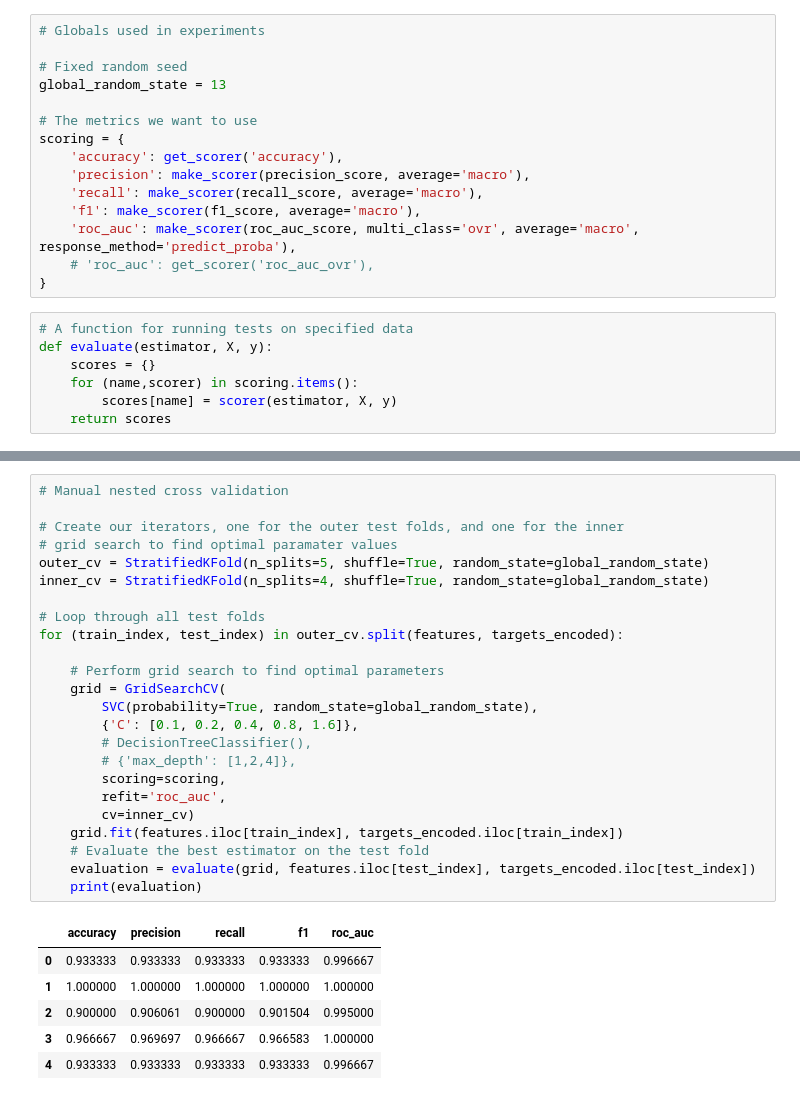
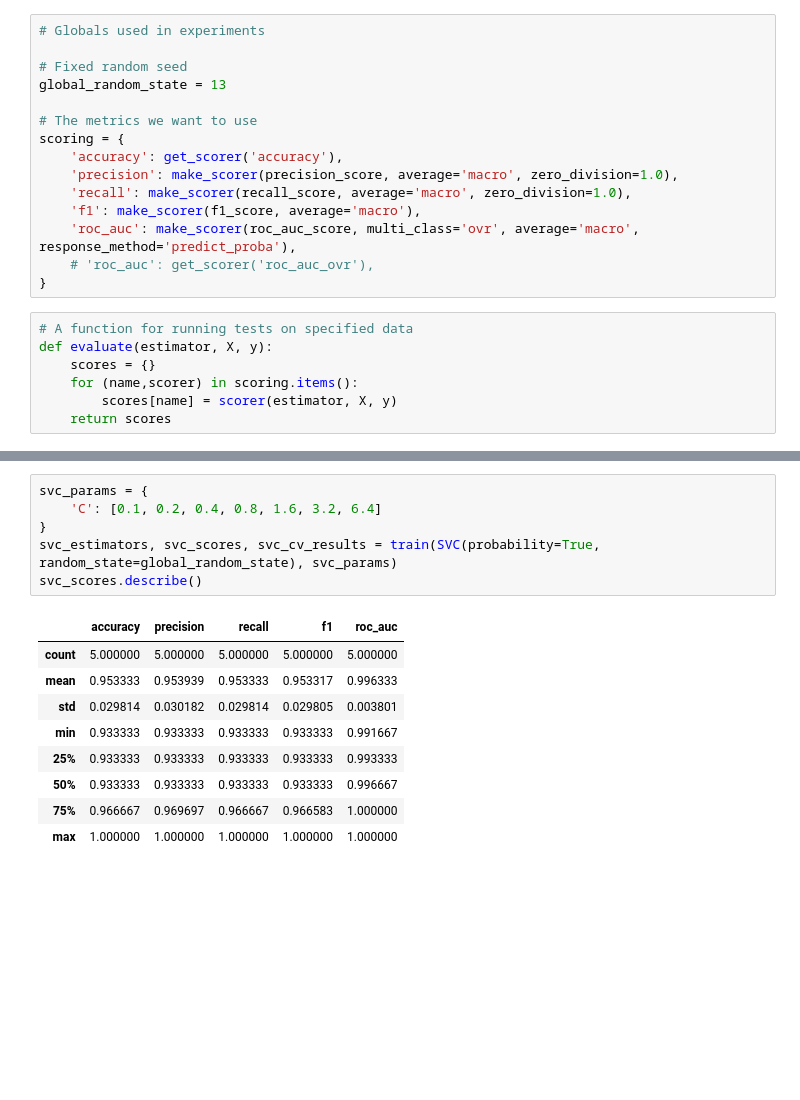
Before and after one commit to lavima/itf31519_2025, a Jupyter notebook: more_supervised_algorithmss/workshop0511.ipynb, the cells around one changed output, grey strips where cells are left out. Saved outputs shown, nothing was run; the diff lists cells and outputs as text; blank space fills up the shorter version.

```diff
--- a/more_supervised_algorithmss/workshop0511.ipynb
+++ b/more_supervised_algorithmss/workshop0511.ipynb
@@ -93,8 +94,8 @@ global_random_state = 13
 # The metrics we want to use
 scoring = {
     'accuracy': get_scorer('accuracy'),
-    'precision': make_scorer(precision_score, average='macro'),
-    'recall': make_scorer(recall_score, average='macro'),
+    'precision': make_scorer(precision_score, average='macro', zero_division=1.0),
+    'recall': make_scorer(recall_score, average='macro', zero_division=1.0),
     'f1': make_scorer(f1_score, average='macro'),
     'roc_auc': make_scorer(roc_auc_score, multi_class='ovr', average='macro', response_method='predict_proba'),
     # 'roc_auc': get_scorer('roc_auc_ovr'),
@@ -135,31 +169,16 @@ print(cross_validate(DecisionTreeClassifier(), X=features, y=targets_encoded, sc
 # %%
-# Manual nested cross validation
-
-# Create our iterators, one for the outer test folds, and one for the inner
-# grid search to find optimal paramater values
-outer_cv = StratifiedKFold(n_splits=5, shuffle=True, random_state=global_random_state)
-inner_cv = StratifiedKFold(n_splits=4, shuffle=True, random_state=global_random_state)
-
-# Loop through all test folds
-for (train_index, test_index) in outer_cv.split(features, targets_encoded):
-
-    # Perform grid search to find optimal parameters
-    grid = GridSearchCV(
-        SVC(probability=True, random_state=global_random_state),
-        {'C': [0.1, 0.2, 0.4, 0.8, 1.6]},
-        # DecisionTreeClassifier(),
-        # {'max_depth': [1,2,4]},
-        scoring=scoring,
-        refit='roc_auc',
-        cv=inner_cv)
-    grid.fit(features.iloc[train_index], targets_encoded.iloc[train_index])
-    # Evaluate the best estimator on the test fold
-    evaluation = evaluate(grid, features.iloc[test_index], targets_encoded.iloc[test_index])
-    print(evaluation)
+svc_params = {
+    'C': [0.1, 0.2, 0.4, 0.8, 1.6, 3.2, 6.4]
+}
+svc_estimators, svc_scores, svc_cv_results = train(SVC(probability=True, random_state=global_random_state), svc_params)
+svc_scores.describe()
 # %% [output]
 |  | accuracy | precision | recall | f1 | roc_auc |
-| 0 | 0.933333 | 0.933333 | 0.933333 | 0.933333 | 0.996667 |
-| 1 | 1.000000 | 1.000000 | 1.000000 | 1.000000 | 1.000000 |
-| 2 | 0.900000 | 0.906061 | 0.900000 | 0.901504 | 0.995000 |
-| 3 | 0.966667 | 0.969697 | 0.966667 | 0.966583 | 1.000000 |
-| 4 | 0.933333 | 0.933333 | 0.933333 | 0.933333 | 0.996667 |
+| count | 5.000000 | 5.000000 | 5.000000 | 5.000000 | 5.000000 |
+| mean | 0.953333 | 0.953939 | 0.953333 | 0.953317 | 0.996333 |
+| std | 0.029814 | 0.030182 | 0.029814 | 0.029805 | 0.003801 |
+| min | 0.933333 | 0.933333 | 0.933333 | 0.933333 | 0.991667 |
+| 25% | 0.933333 | 0.933333 | 0.933333 | 0.933333 | 0.993333 |
+| 50% | 0.933333 | 0.933333 | 0.933333 | 0.933333 | 0.996667 |
+| 75% | 0.966667 | 0.969697 | 0.966667 | 0.966583 | 1.000000 |
+| max | 1.000000 | 1.000000 | 1.000000 | 1.000000 | 1.000000 |
```
Also changed, not shown: parts of 11 cells of this notebook.
